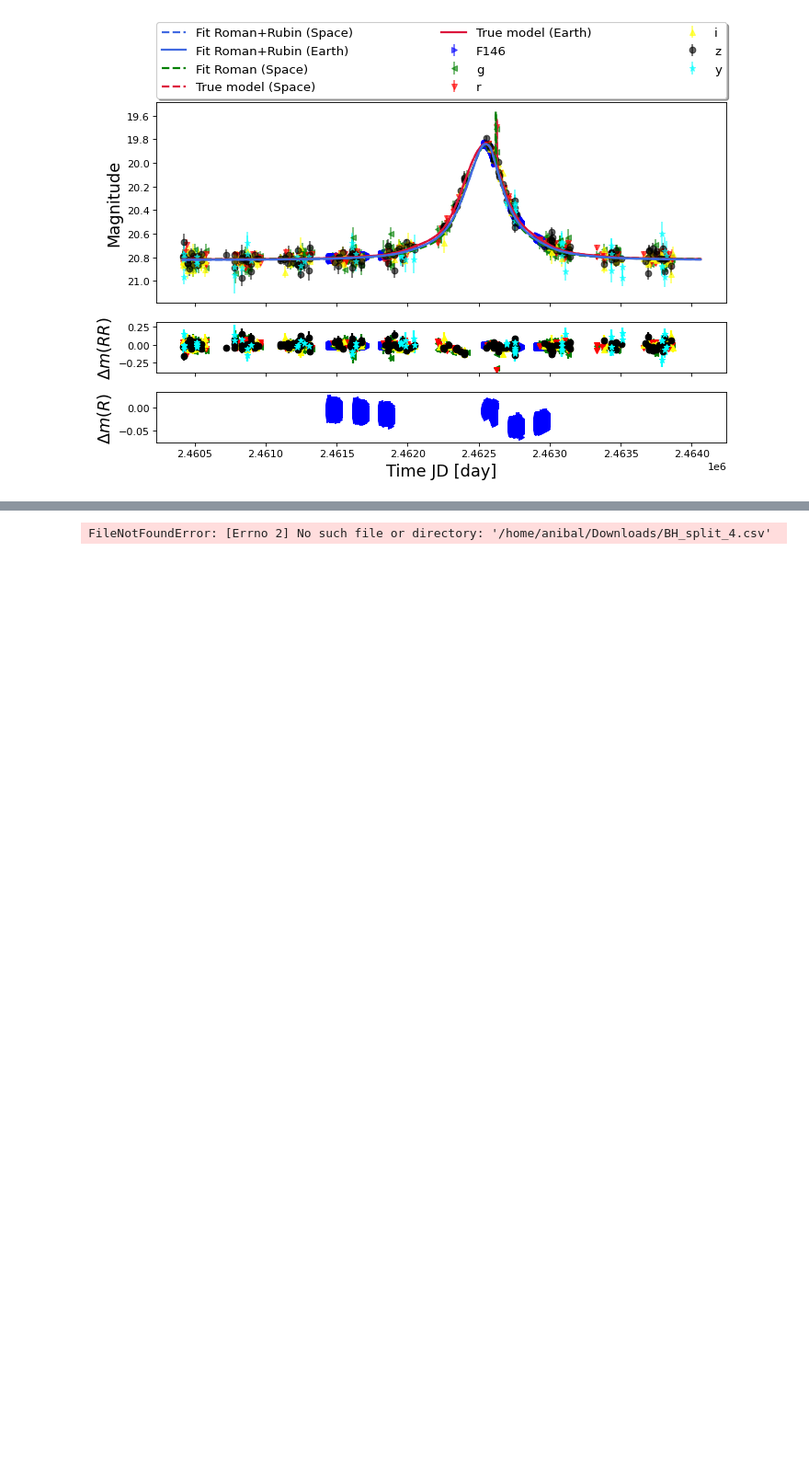
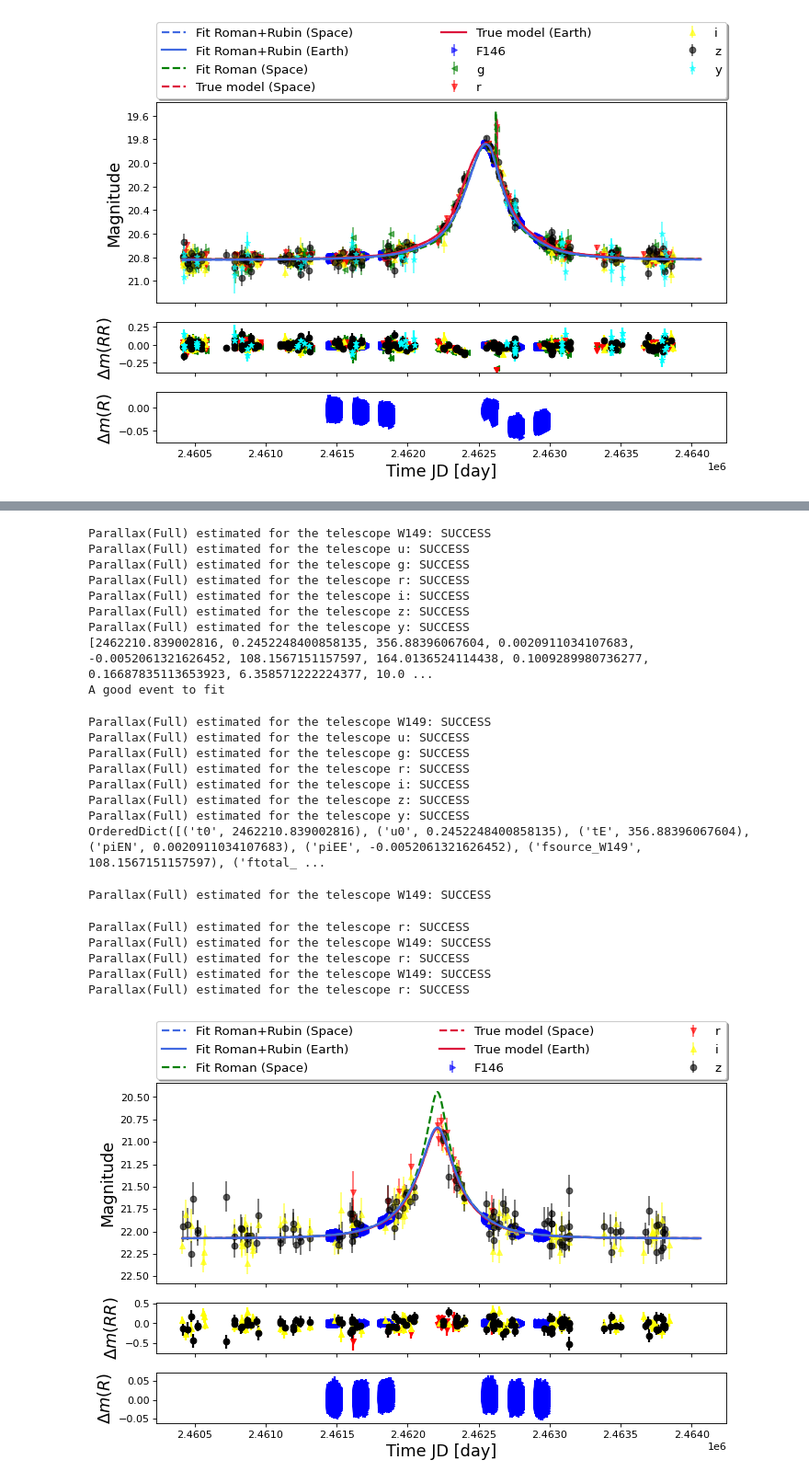
Before and after one commit to anibal-art/roman_rubin, a Jupyter notebook: notebooks/plot_lightcurves.ipynb, the cells around one changed output, grey strips where cells are left out. Shown at 92% size. Saved outputs shown, nothing was run; the diff lists cells and outputs as text; code cells hidden in the pictures; blank space fills up the shorter version.

```diff
--- a/notebooks/plot_lightcurves.ipynb
+++ b/notebooks/plot_lightcurves.ipynb
@@ -1215,7 +1215,7 @@ path_event = f'/home/anibal/results_roman_rubin/BH_final/BH/set_sim{nset}/Event_
 # print(os.listdir(path_event))
 path_fit_rr = f'/home/anibal/results_roman_rubin/BH_final/BH/set_fit{nset}/Event_RR_{i-5000*nset}_TRF.npy'
 path_fit_roman = f'/home/anibal/results_roman_rubin/BH_final/BH/set_fit{nset}/Event_Roman_{i-5000*nset}_TRF.npy'
-path_TRILEGAL = f"/home/anibal/Downloads/BH_split_{nset}.csv"
+path_TRILEGAL = f"/home/anibal/roman_rubin/TRILEGAL/BH_split_{nset}.csv"
 model_ulens = 'PSPL'
 
 path_ephemerides = '/home/anibal/files_db/james_webb.txt'
@@ -1272 +1290,24 @@ plot_fits(mat_figure_axes,ylim,xlim,axins,my_own_model, pyLIMA_parameters, all_r
-FileNotFoundError: [Errno 2] No such file or directory: '/home/anibal/Downloads/BH_split_4.csv'
+Parallax(Full) estimated for the telescope W149: SUCCESS
+Parallax(Full) estimated for the telescope u: SUCCESS
+Parallax(Full) estimated for the telescope g: SUCCESS
+Parallax(Full) estimated for the telescope r: SUCCESS
+Parallax(Full) estimated for the telescope i: SUCCESS
+Parallax(Full) estimated for the telescope z: SUCCESS
+Parallax(Full) estimated for the telescope y: SUCCESS
+[2462210.839002816, 0.2452248400858135, 356.88396067604, 0.0020911034107683, -0.0052061321626452, 108.1567151157597, 164.0136524114438, 0.1009289980736277, 0.16687835113653923, 6.358571222224377, 10.0 ...
+A good event to fit
+Parallax(Full) estimated for the telescope W149: SUCCESS
+Parallax(Full) estimated for the telescope u: SUCCESS
+Parallax(Full) estimated for the telescope g: SUCCESS
+Parallax(Full) estimated for the telescope r: SUCCESS
+Parallax(Full) estimated for the telescope i: SUCCESS
+Parallax(Full) estimated for the telescope z: SUCCESS
+Parallax(Full) estimated for the telescope y: SUCCESS
+OrderedDict([('t0', 2462210.839002816), ('u0', 0.2452248400858135), ('tE', 356.88396067604), ('piEN', 0.0020911034107683), ('piEE', -0.0052061321626452), ('fsource_W149', 108.1567151157597), ('ftotal_ ...
+Parallax(Full) estimated for the telescope W149: SUCCESS
+Parallax(Full) estimated for the telescope r: SUCCESS
+Parallax(Full) estimated for the telescope W149: SUCCESS
+Parallax(Full) estimated for the telescope r: SUCCESS
+Parallax(Full) estimated for the telescope W149: SUCCESS
+Parallax(Full) estimated for the telescope r: SUCCESS
+[figure, added]
```
Also changed, not shown: parts of 26 cells of this notebook, 3 other files.
